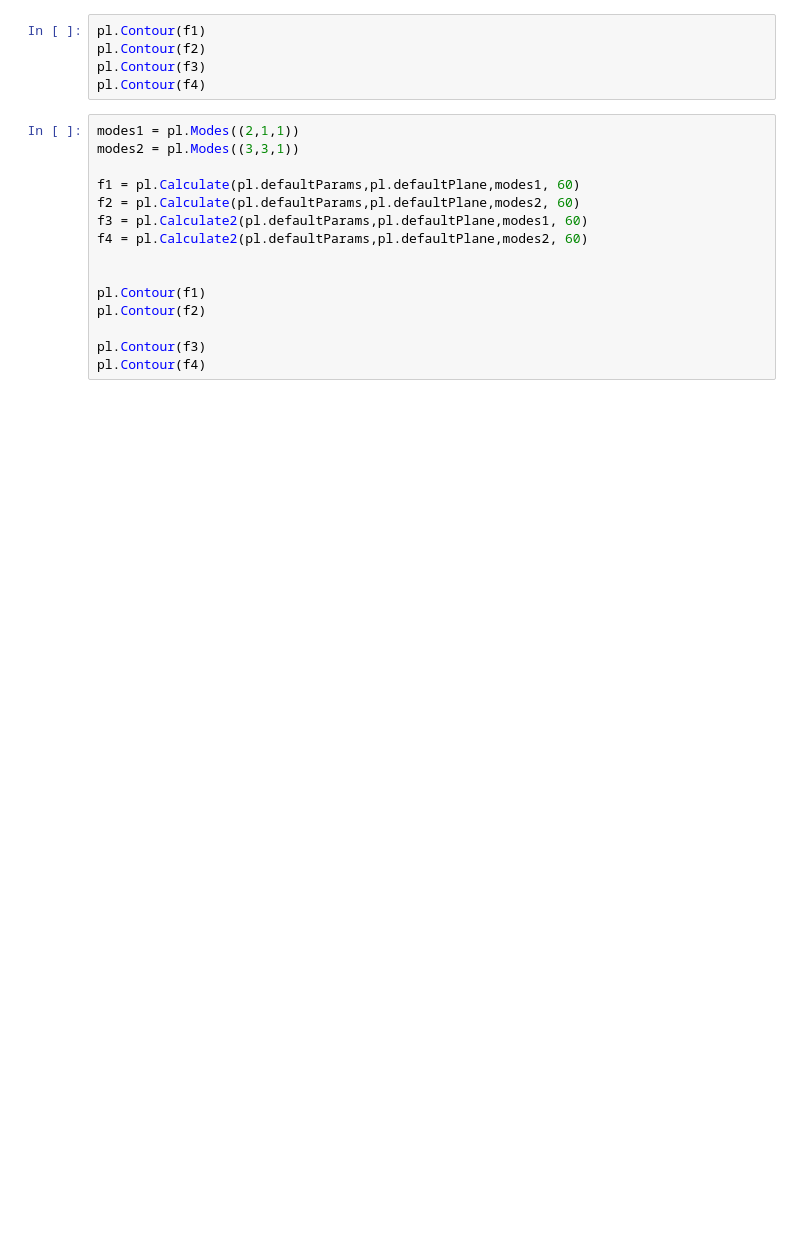
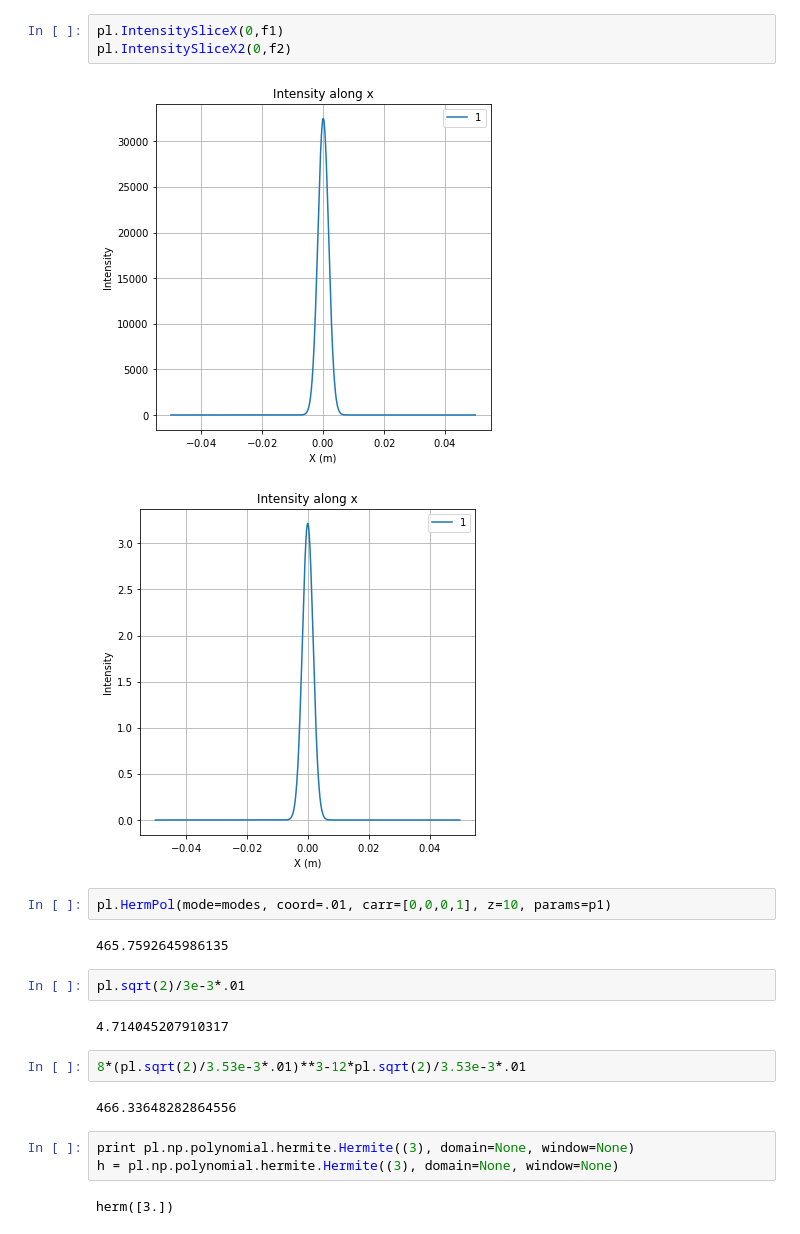
Before and after one commit to Edwards-Paul/Python-HG-Modes, a Jupyter notebook: HG Modes/main.ipynb, the cells around one changed output. Drawn from its saved outputs; the diff is of its cells as text; blank space fills up the shorter version.

```diff
--- a/HG Modes/main.ipynb
+++ b/HG Modes/main.ipynb
@@ -99,20 +48,23 @@ AttributeError: Result instance has no attribute 'getX'
-# %%
-pl.Contour(f1)
-pl.Contour(f2)
-pl.Contour(f3)
-pl.Contour(f4)
-# %%
-modes1 = pl.Modes((2,1,1))
-modes2 = pl.Modes((3,3,1))
-
-f1 = pl.Calculate(pl.defaultParams,pl.defaultPlane,modes1, 60)
-f2 = pl.Calculate(pl.defaultParams,pl.defaultPlane,modes2, 60)
-f3 = pl.Calculate2(pl.defaultParams,pl.defaultPlane,modes1, 60)
-f4 = pl.Calculate2(pl.defaultParams,pl.defaultPlane,modes2, 60)
-
-
-pl.Contour(f1)
-pl.Contour(f2)
-
-pl.Contour(f3)
-pl.Contour(f4)
+# %%
+pl.IntensitySliceX(0,f1)
+pl.IntensitySliceX2(0,f2)
+# %% [output]
+[figure, added]
+[figure, added]
+# %%
+pl.HermPol(mode=modes, coord=.01, carr=[0,0,0,1], z=10, params=p1)
+# %% [output]
+465.7592645986135
+# %%
+pl.sqrt(2)/3e-3*.01
+# %% [output]
+4.714045207910317
+# %%
+8*(pl.sqrt(2)/3.53e-3*.01)**3-12*pl.sqrt(2)/3.53e-3*.01
+# %% [output]
+466.33648282864556
+# %%
+print pl.np.polynomial.hermite.Hermite((3), domain=None, window=None)
+h = pl.np.polynomial.hermite.Hermite((3), domain=None, window=None)
+# %% [output]
+herm([3.])
```
Also changed, not shown: parts of 24 cells of this notebook, 5 other files.
